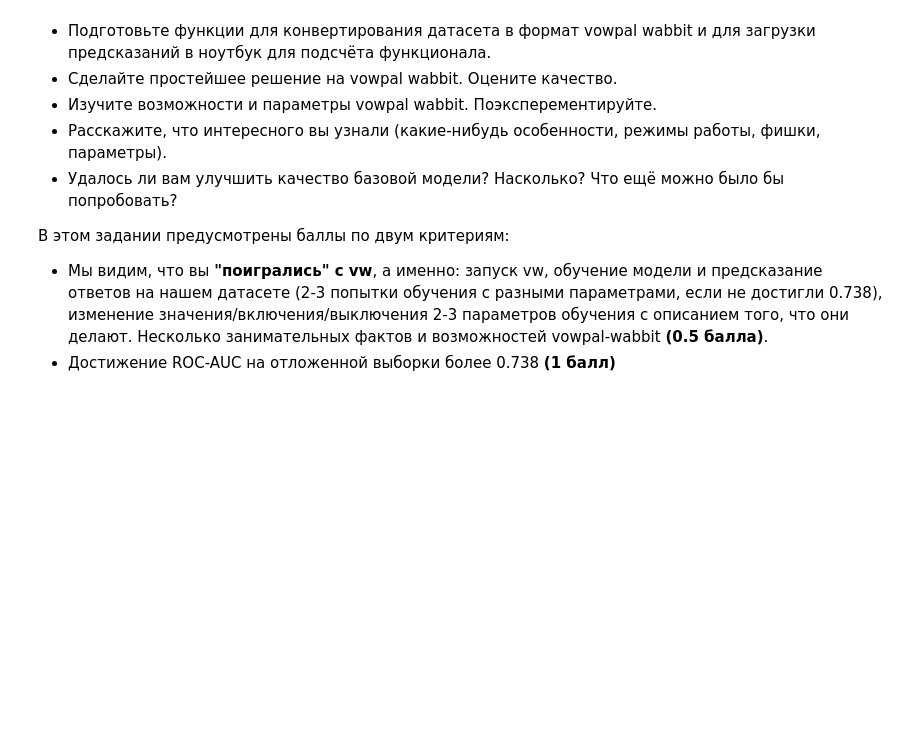
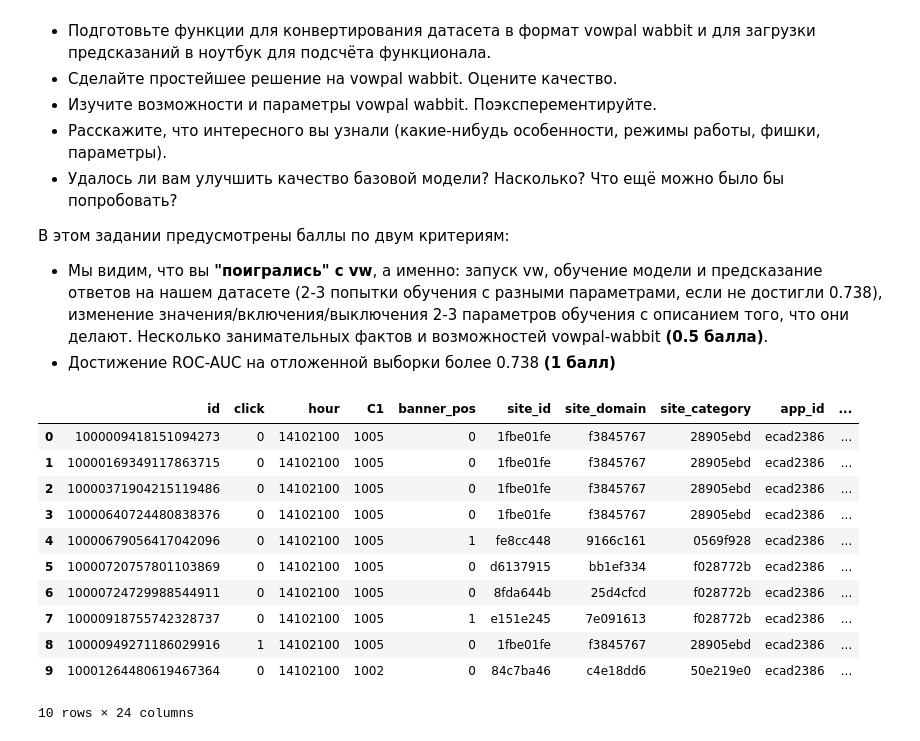
Before and after one commit to Tytskiy/Study, a Jupyter notebook: mmp-fall-2020/mmro/mmro-3/homework-practice-3-TytskiyVlad.ipynb, the cells around one changed output. Drawn from its saved outputs; the diff is of its cells as text; code cells hidden in the pictures; blank space fills up the shorter version.

```diff
--- a/mmp-fall-2020/mmro/mmro-3/homework-practice-3-TytskiyVlad.ipynb
+++ b/mmp-fall-2020/mmro/mmro-3/homework-practice-3-TytskiyVlad.ipynb
@@ -1248,0 +1247,19 @@ __Задание 13.__ Работа с vowpal wabbit.
+# %%
+chunk = pd.read_csv("train",chunksize=300)
+# %%
+df= pd.DataFrame(chunk.get_chunk(300))
+# %%
+df.head(10)
+# %% [output]
+|  | id | click | hour | C1 | banner_pos | site_id | site_domain | site_category | app_id | ... |
+| 0 | 1000009418151094273 | 0 | 14102100 | 1005 | 0 | 1fbe01fe | f3845767 | 28905ebd | ecad2386 | ... |
+| 1 | 10000169349117863715 | 0 | 14102100 | 1005 | 0 | 1fbe01fe | f3845767 | 28905ebd | ecad2386 | ... |
+| 2 | 10000371904215119486 | 0 | 14102100 | 1005 | 0 | 1fbe01fe | f3845767 | 28905ebd | ecad2386 | ... |
+| 3 | 10000640724480838376 | 0 | 14102100 | 1005 | 0 | 1fbe01fe | f3845767 | 28905ebd | ecad2386 | ... |
+| 4 | 10000679056417042096 | 0 | 14102100 | 1005 | 1 | fe8cc448 | 9166c161 | 0569f928 | ecad2386 | ... |
+| 5 | 10000720757801103869 | 0 | 14102100 | 1005 | 0 | d6137915 | bb1ef334 | f028772b | ecad2386 | ... |
+| 6 | 10000724729988544911 | 0 | 14102100 | 1005 | 0 | 8fda644b | 25d4cfcd | f028772b | ecad2386 | ... |
+| 7 | 10000918755742328737 | 0 | 14102100 | 1005 | 1 | e151e245 | 7e091613 | f028772b | ecad2386 | ... |
+| 8 | 10000949271186029916 | 1 | 14102100 | 1005 | 0 | 1fbe01fe | f3845767 | 28905ebd | ecad2386 | ... |
+| 9 | 10001264480619467364 | 0 | 14102100 | 1002 | 0 | 84c7ba46 | c4e18dd6 | 50e219e0 | ecad2386 | ... |
+10 rows × 24 columns
```
Also changed, not shown: parts of 5 cells of this notebook.
